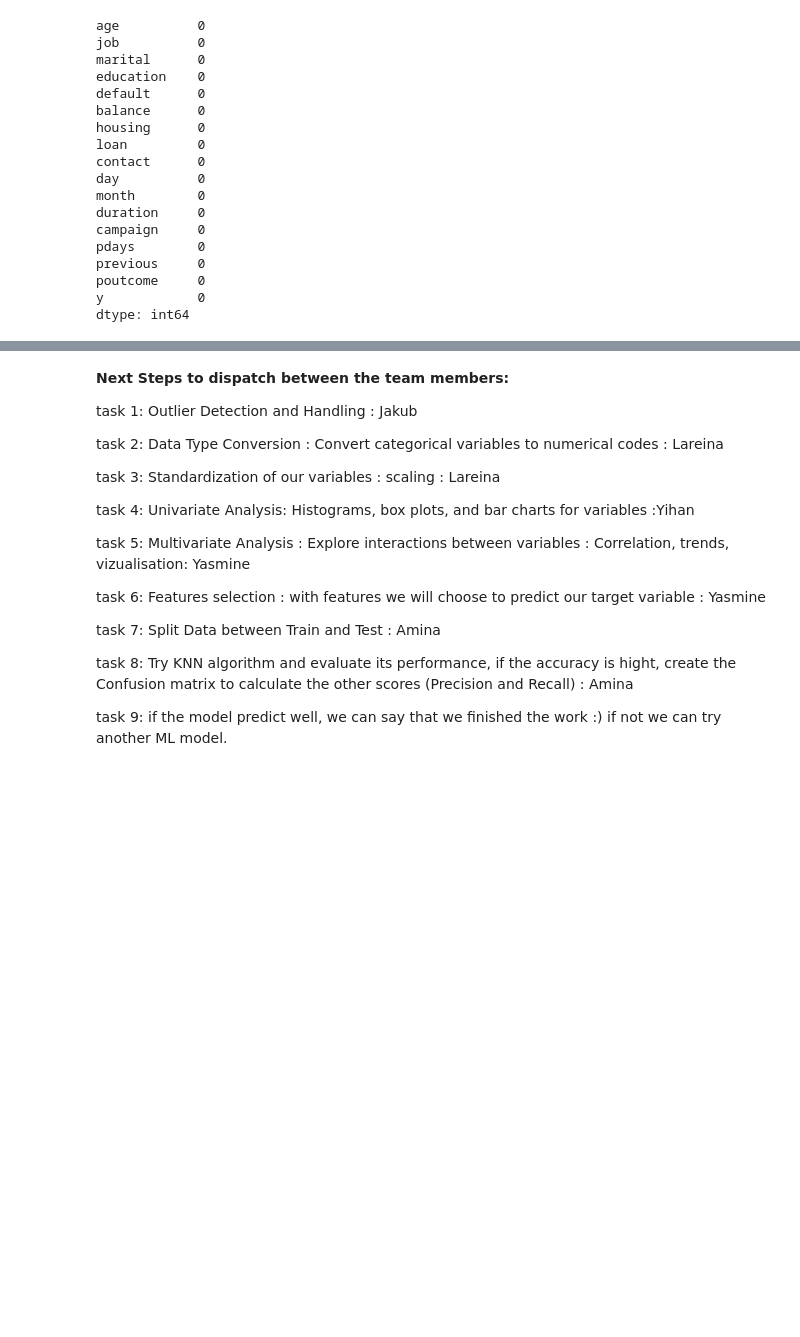
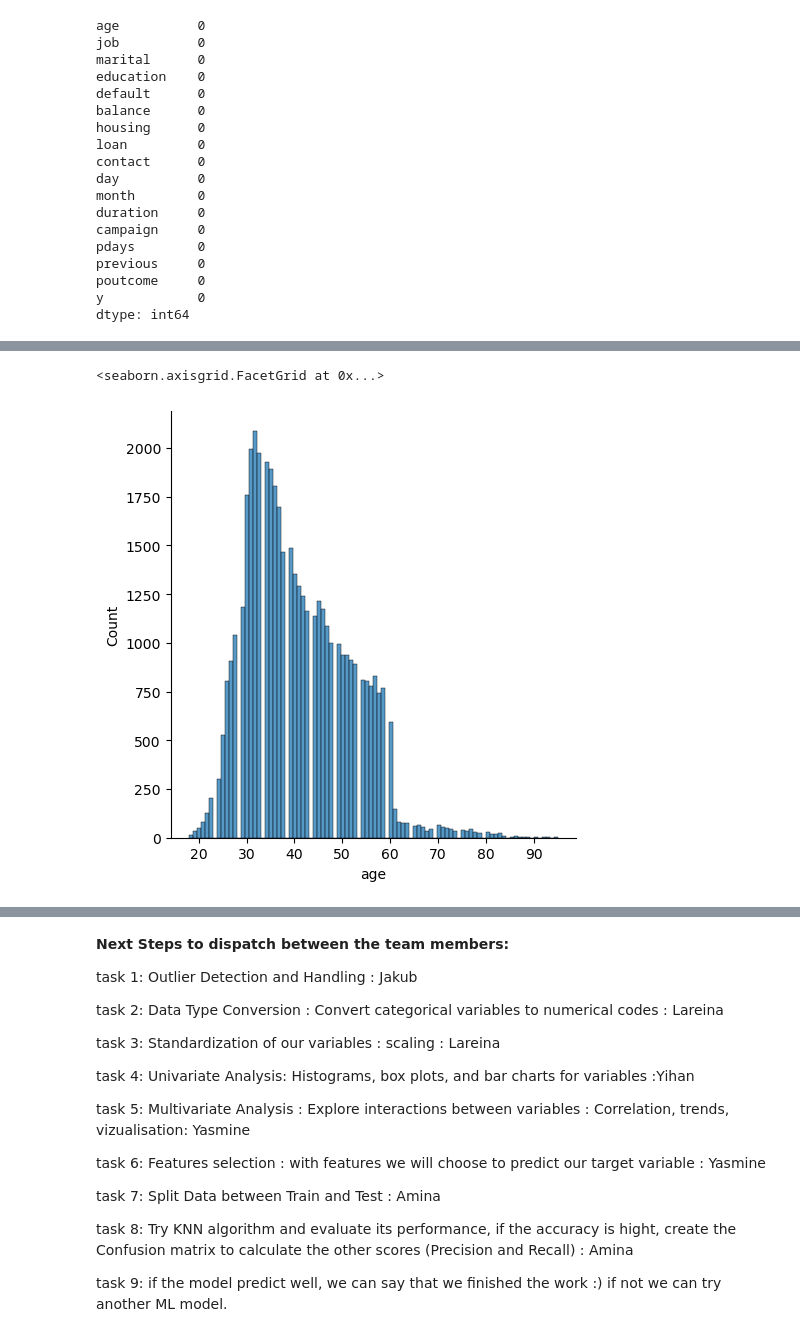
Before and after one commit to yarobinson/Bank-Marketing-Project-Team-15, a Jupyter notebook: experiments/Data-Discovery.ipynb, the cells around one changed output, grey strips where cells are left out. Saved outputs shown, nothing was run; the diff lists cells and outputs as text; code cells hidden in the pictures; blank space fills up the shorter version.

```diff
--- a/experiments/Data-Discovery.ipynb
+++ b/experiments/Data-Discovery.ipynb
@@ -120,0 +169,5 @@ Name: proportion, dtype: float64
+# %%
+sns.displot(df['age'])
+# %% [output]
+<seaborn.axisgrid.FacetGrid at 0x...>
+[figure, added]
```
Also changed, not shown: parts of 11 cells of this notebook.
